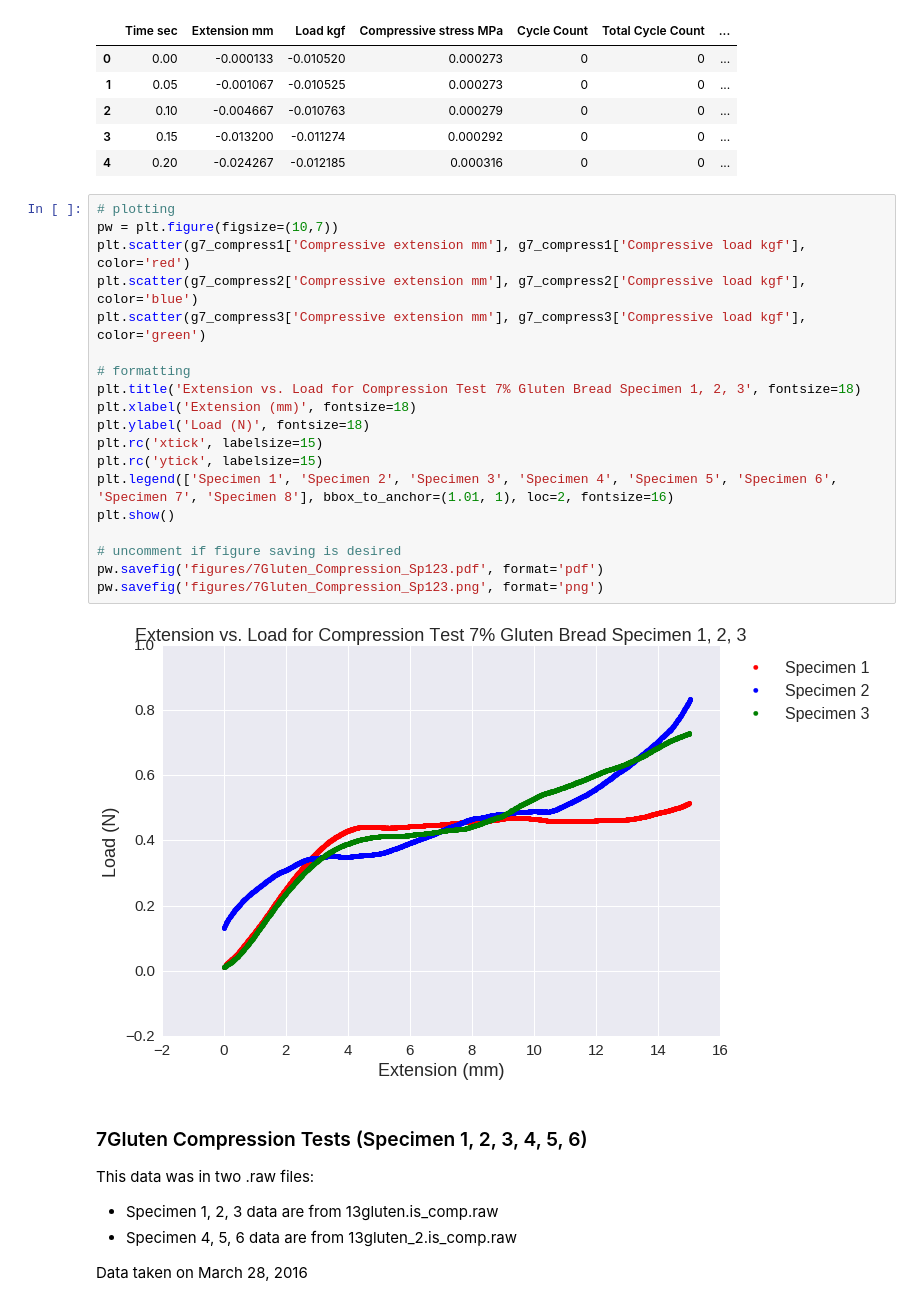
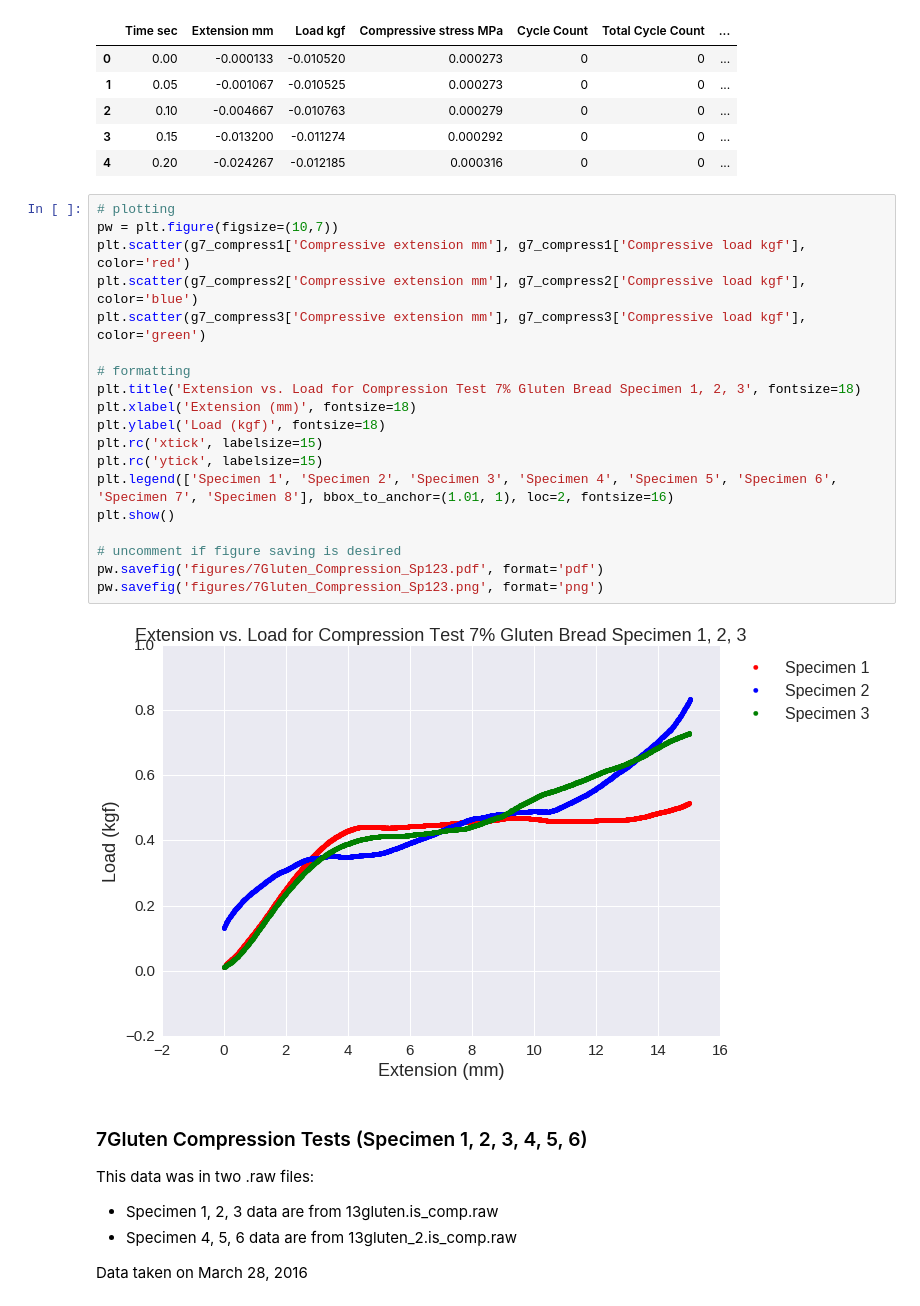
Before and after one commit to greenteawarrior/MatSci, a Jupyter notebook: GFBaking/instron_raw.ipynb, the cells around one changed output. Drawn from its saved outputs; the diff is of its cells as text.

```diff
--- a/GFBaking/instron_raw.ipynb
+++ b/GFBaking/instron_raw.ipynb
@@ -87,24 +87,24 @@ g7_compress3.head()
 # %%
 # plotting
 pw = plt.figure(figsize=(10,7))
 plt.scatter(g7_compress1['Compressive extension mm'], g7_compress1['Compressive load kgf'], color='red')
 plt.scatter(g7_compress2['Compressive extension mm'], g7_compress2['Compressive load kgf'], color='blue')
 plt.scatter(g7_compress3['Compressive extension mm'], g7_compress3['Compressive load kgf'], color='green')
 
 # formatting
 plt.title('Extension vs. Load for Compression Test 7% Gluten Bread Specimen 1, 2, 3', fontsize=18)
 plt.xlabel('Extension (mm)', fontsize=18)
-plt.ylabel('Load (N)', fontsize=18)
+plt.ylabel('Load (kgf)', fontsize=18)
 plt.rc('xtick', labelsize=15)
 plt.rc('ytick', labelsize=15)
 plt.legend(['Specimen 1', 'Specimen 2', 'Specimen 3', 'Specimen 4', 'Specimen 5', 'Specimen 6', 'Specimen 7', 'Specimen 8'], bbox_to_anchor=(1.01, 1), loc=2, fontsize=16)
 plt.show()
 
 # uncomment if figure saving is desired
 pw.savefig('figures/7Gluten_Compression_Sp123.pdf', format='pdf')
 pw.savefig('figures/7Gluten_Compression_Sp123.png', format='png')
 # %% [output]
-[figure, old version]
+[figure, new version]
 # %% [markdown]
 ### 7Gluten Compression Tests (Specimen 1, 2, 3, 4, 5, 6)
 
```
Also changed, not shown: parts of 2 cells of this notebook, 6 other files.
